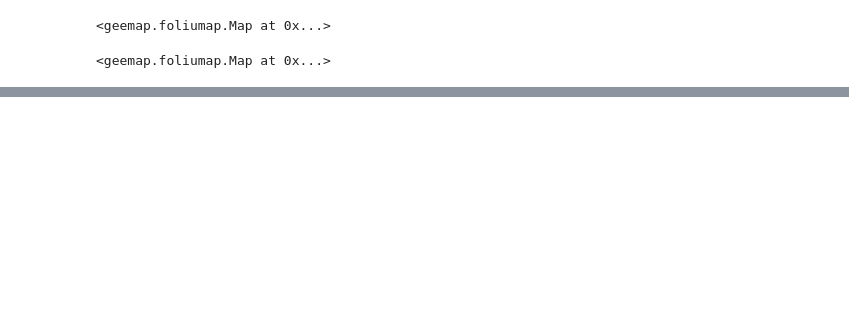
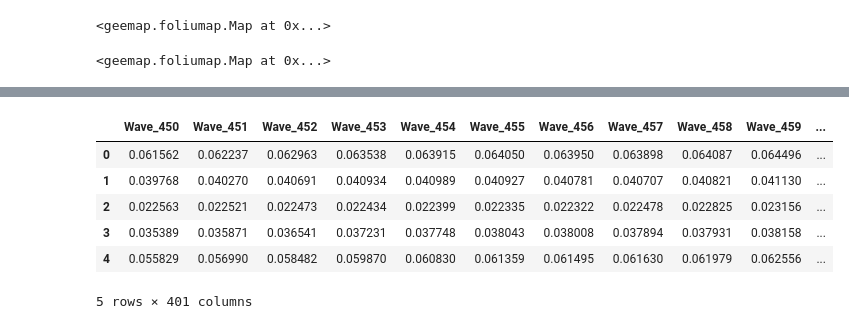
Before and after one commit to TESTgroup-BNL/meeting_demos, a Jupyter notebook: us_iale_2022/python/basic_ngee_uas_example.ipynb, the cells around one changed output, grey strips where cells are left out. Saved outputs shown, nothing was run; the diff lists cells and outputs as text; code cells hidden in the pictures; blank space fills up the shorter version.

```diff
--- a/us_iale_2022/python/basic_ngee_uas_example.ipynb
+++ b/us_iale_2022/python/basic_ngee_uas_example.ipynb
@@ -191,0 +239,12 @@ print("SfM CHM in meters", df)
+# %%
+#### Subset the spectra
+pt_refl = pt_refl_data.loc[:,'Wave_450':'Wave_850']
+pt_refl.head()
+# %% [output]
+|  | Wave_450 | Wave_451 | Wave_452 | Wave_453 | Wave_454 | Wave_455 | Wave_456 | Wave_457 | Wave_458 | Wave_459 | ... |
+| 0 | 0.061562 | 0.062237 | 0.062963 | 0.063538 | 0.063915 | 0.064050 | 0.063950 | 0.063898 | 0.064087 | 0.064496 | ... |
+| 1 | 0.039768 | 0.040270 | 0.040691 | 0.040934 | 0.040989 | 0.040927 | 0.040781 | 0.040707 | 0.040821 | 0.041130 | ... |
+| 2 | 0.022563 | 0.022521 | 0.022473 | 0.022434 | 0.022399 | 0.022335 | 0.022322 | 0.022478 | 0.022825 | 0.023156 | ... |
+| 3 | 0.035389 | 0.035871 | 0.036541 | 0.037231 | 0.037748 | 0.038043 | 0.038008 | 0.037894 | 0.037931 | 0.038158 | ... |
+| 4 | 0.055829 | 0.056990 | 0.058482 | 0.059870 | 0.060830 | 0.061359 | 0.061495 | 0.061630 | 0.061979 | 0.062556 | ... |
+5 rows × 401 columns
```
Also changed, not shown: parts of 18 cells of this notebook, 3 other files.
